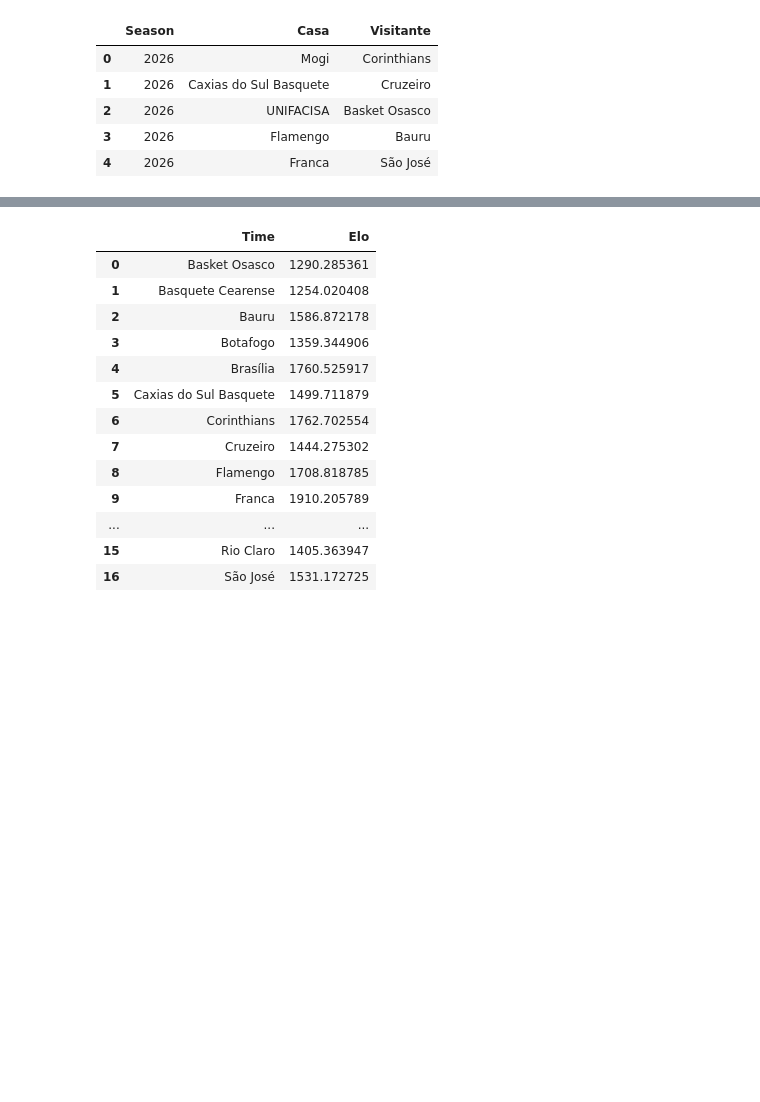
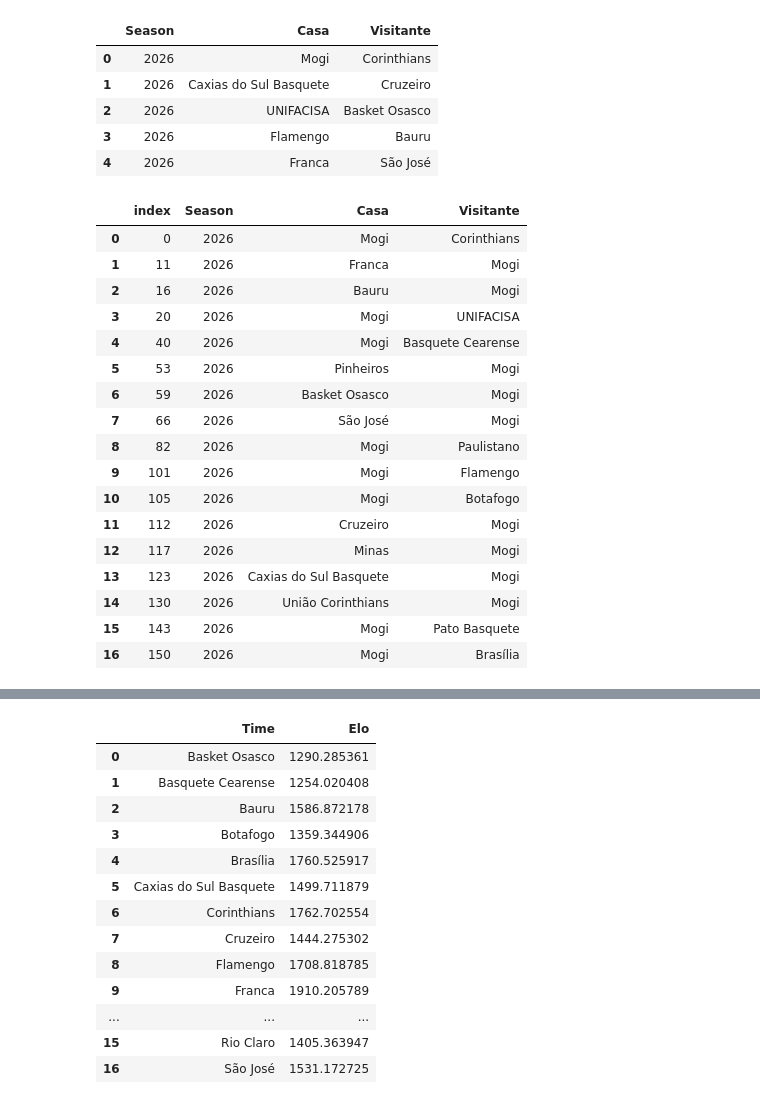
Before and after one commit to lucasdga1/Algoritmo-de-previsao-de-percentual-de-vitorias, a Jupyter notebook: notebooks/simulacao_torneio.ipynb, the cells around one changed output, grey strips where cells are left out. Drawn from its saved outputs; the diff is of its cells as text; code cells hidden in the pictures; blank space fills up the shorter version.

```diff
--- a/notebooks/simulacao_torneio.ipynb
+++ b/notebooks/simulacao_torneio.ipynb
@@ -30,3 +30,27 @@ nbb_26.head()
 | 2 | 2026 | UNIFACISA | Basket Osasco |
 | 3 | 2026 | Flamengo | Bauru |
 | 4 | 2026 | Franca | São José |
+# %%
+# Verificando se a tabela do campeonato conta com os 2 turnos
+mogi = nbb_26[(nbb_26['Casa'] == 'Mogi') | (nbb_26['Visitante'] == 'Mogi')].reset_index(drop=False)
+
+mogi
+# %% [output]
+|  | index | Season | Casa | Visitante |
+| 0 | 0 | 2026 | Mogi | Corinthians |
+| 1 | 11 | 2026 | Franca | Mogi |
+| 2 | 16 | 2026 | Bauru | Mogi |
+| 3 | 20 | 2026 | Mogi | UNIFACISA |
+| 4 | 40 | 2026 | Mogi | Basquete Cearense |
+| 5 | 53 | 2026 | Pinheiros | Mogi |
+| 6 | 59 | 2026 | Basket Osasco | Mogi |
+| 7 | 66 | 2026 | São José | Mogi |
+| 8 | 82 | 2026 | Mogi | Paulistano |
+| 9 | 101 | 2026 | Mogi | Flamengo |
+| 10 | 105 | 2026 | Mogi | Botafogo |
+| 11 | 112 | 2026 | Cruzeiro | Mogi |
+| 12 | 117 | 2026 | Minas | Mogi |
+| 13 | 123 | 2026 | Caxias do Sul Basquete | Mogi |
+| 14 | 130 | 2026 | União Corinthians | Mogi |
+| 15 | 143 | 2026 | Mogi | Pato Basquete |
+| 16 | 150 | 2026 | Mogi | Brasília |
```
Also changed, not shown: parts of 9 cells of this notebook, 1 other file.
